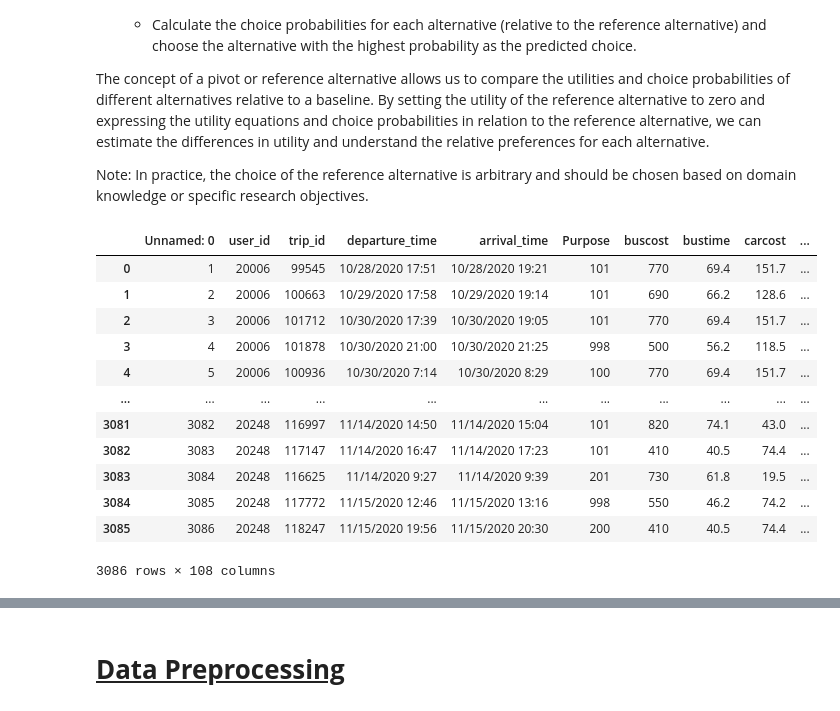
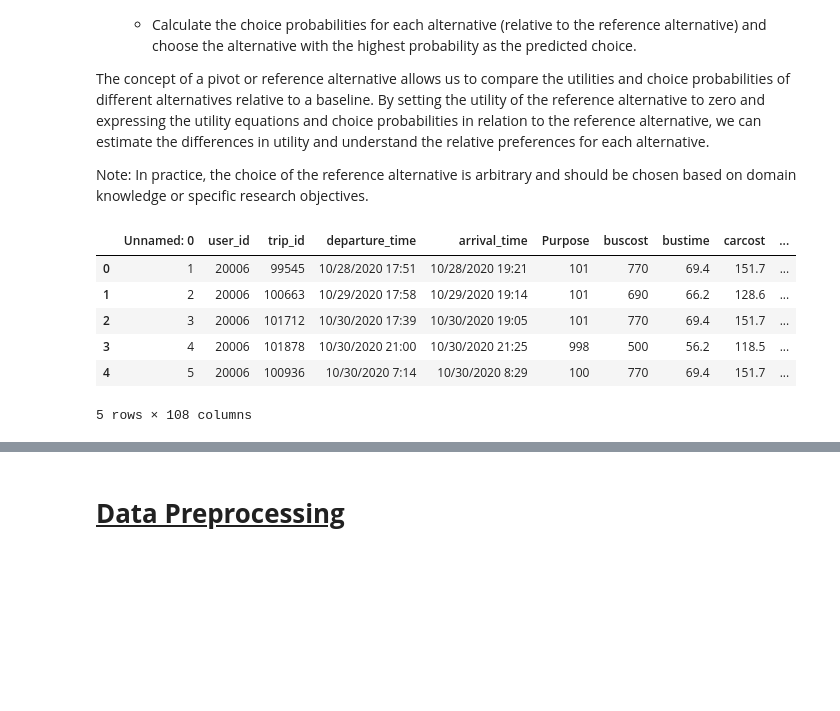
Before and after one commit to Obliquedbishop/CG_based_DCMs, a Jupyter notebook: discrete_choice_model.ipynb, the cells around one changed output, grey strips where cells are left out. Cells and saved outputs as stored; diff of their text form; code cells hidden in the pictures; blank space fills up the shorter version.

```diff
--- a/discrete_choice_model.ipynb
+++ b/discrete_choice_model.ipynb
@@ -60,21 +60,15 @@ import matplotlib.pyplot as plt
 import seaborn as sns
 # %%
 df = pd.read_csv('data_incentive_attitudes.csv')
-df
+df.head()
 # %% [output]
 |  | Unnamed: 0 | user_id | trip_id | departure_time | arrival_time | Purpose | buscost | bustime | carcost | ... |
 | 0 | 1 | 20006 | 99545 | 10/28/2020 17:51 | 10/28/2020 19:21 | 101 | 770 | 69.4 | 151.7 | ... |
 | 1 | 2 | 20006 | 100663 | 10/29/2020 17:58 | 10/29/2020 19:14 | 101 | 690 | 66.2 | 128.6 | ... |
 | 2 | 3 | 20006 | 101712 | 10/30/2020 17:39 | 10/30/2020 19:05 | 101 | 770 | 69.4 | 151.7 | ... |
 | 3 | 4 | 20006 | 101878 | 10/30/2020 21:00 | 10/30/2020 21:25 | 998 | 500 | 56.2 | 118.5 | ... |
 | 4 | 5 | 20006 | 100936 | 10/30/2020 7:14 | 10/30/2020 8:29 | 100 | 770 | 69.4 | 151.7 | ... |
-| ... | ... | ... | ... | ... | ... | ... | ... | ... | ... | ... |
-| 3081 | 3082 | 20248 | 116997 | 11/14/2020 14:50 | 11/14/2020 15:04 | 101 | 820 | 74.1 | 43.0 | ... |
-| 3082 | 3083 | 20248 | 117147 | 11/14/2020 16:47 | 11/14/2020 17:23 | 101 | 410 | 40.5 | 74.4 | ... |
-| 3083 | 3084 | 20248 | 116625 | 11/14/2020 9:27 | 11/14/2020 9:39 | 201 | 730 | 61.8 | 19.5 | ... |
-| 3084 | 3085 | 20248 | 117772 | 11/15/2020 12:46 | 11/15/2020 13:16 | 998 | 550 | 46.2 | 74.2 | ... |
-| 3085 | 3086 | 20248 | 118247 | 11/15/2020 19:56 | 11/15/2020 20:30 | 200 | 410 | 40.5 | 74.4 | ... |
-3086 rows × 108 columns
+5 rows × 108 columns
 # %%
 df = df.drop('Unnamed: 0', axis='columns')
 # %%
```
Also changed, not shown: parts of 31 cells of this notebook.
